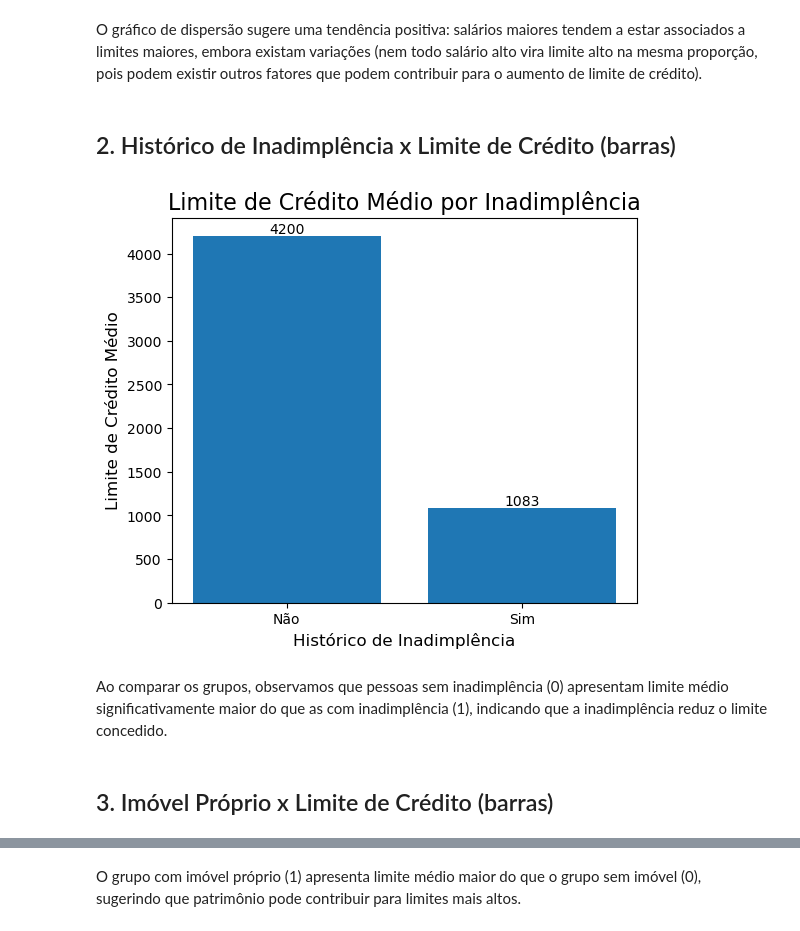
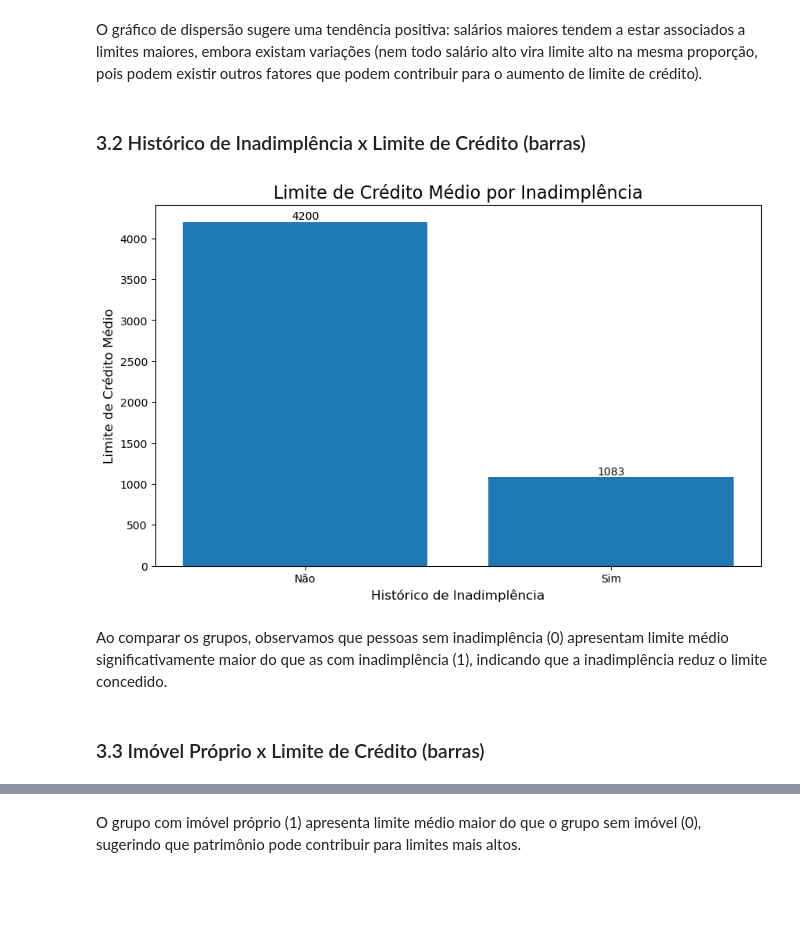
Before and after one commit to luanaoliveira/ebac_data_science_exercises, a Jupyter notebook: visual_elements/Profissao Cientista de Dados M12 Pratique.ipynb, the cells around one changed output, grey strips where cells are left out. Drawn from its saved outputs; the diff is of its cells as text; code cells hidden in the pictures; blank space fills up the shorter version.

Commit message:
M12: adjusts notebook and finalizes delivery with 3 graphs

```diff
--- a/visual_elements/Profissao Cientista de Dados M12 Pratique.ipynb
+++ b/visual_elements/Profissao Cientista de Dados M12 Pratique.ipynb
@@ -139,31 +146,31 @@ plt.show()
 # %% [markdown]
 O gráfico de dispersão sugere uma tendência positiva: salários maiores tendem a estar associados a limites maiores, embora existam variações (nem todo salário alto vira limite alto na mesma proporção, pois podem existir outros fatores que podem contribuir para o aumento de limite de crédito).
 # %% [markdown]
-## 2. Histórico de Inadimplência x Limite de Crédito (barras)
+### 3.2 Histórico de Inadimplência x Limite de Crédito (barras)
 # %%
-plt.figure(figsize=(6,5))
+plt.figure(figsize=(10,6))
 
 media_limite_por_inadimplencia = df.groupby('Historico_Inadimplencia')['Limite_Credito'].mean()
 
 plt.bar(media_limite_por_inadimplencia.index, media_limite_por_inadimplencia.values)
 
 for i, v in enumerate(media_limite_por_inadimplencia.values):
     plt.text(i, v, f'{v:.0f}', ha='center', va='bottom')
 
 
 plt.title('Limite de Crédito Médio por Inadimplência', fontsize=16)
 plt.xlabel('Histórico de Inadimplência', fontsize=12)
 plt.ylabel('Limite de Crédito Médio', fontsize=12)
 
 plt.xticks([0, 1], ['Não', 'Sim'])
 
 plt.show()
 # %% [output]
-[figure, old version]
+[figure, new version]
 # %% [markdown]
 Ao comparar os grupos, observamos que pessoas sem inadimplência (0) apresentam limite médio significativamente maior do que as com inadimplência (1), indicando que a inadimplência reduz o limite concedido.
 # %% [markdown]
-## 3. Imóvel Próprio x Limite de Crédito (barras)
+### 3.3 Imóvel Próprio x Limite de Crédito (barras)
 # %%
 media_limite_por_imovel_proprio = df.groupby('Imovel_Proprio')['Limite_Credito'].mean()
 
```
Also changed, not shown: parts of 11 cells of this notebook.
